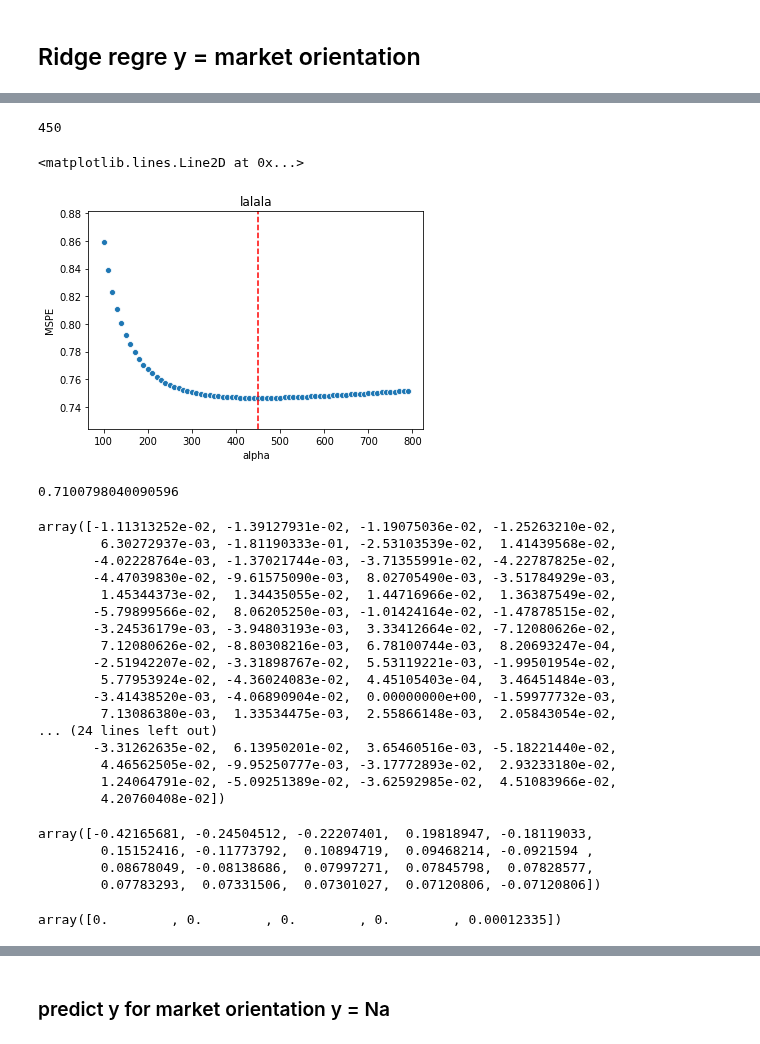
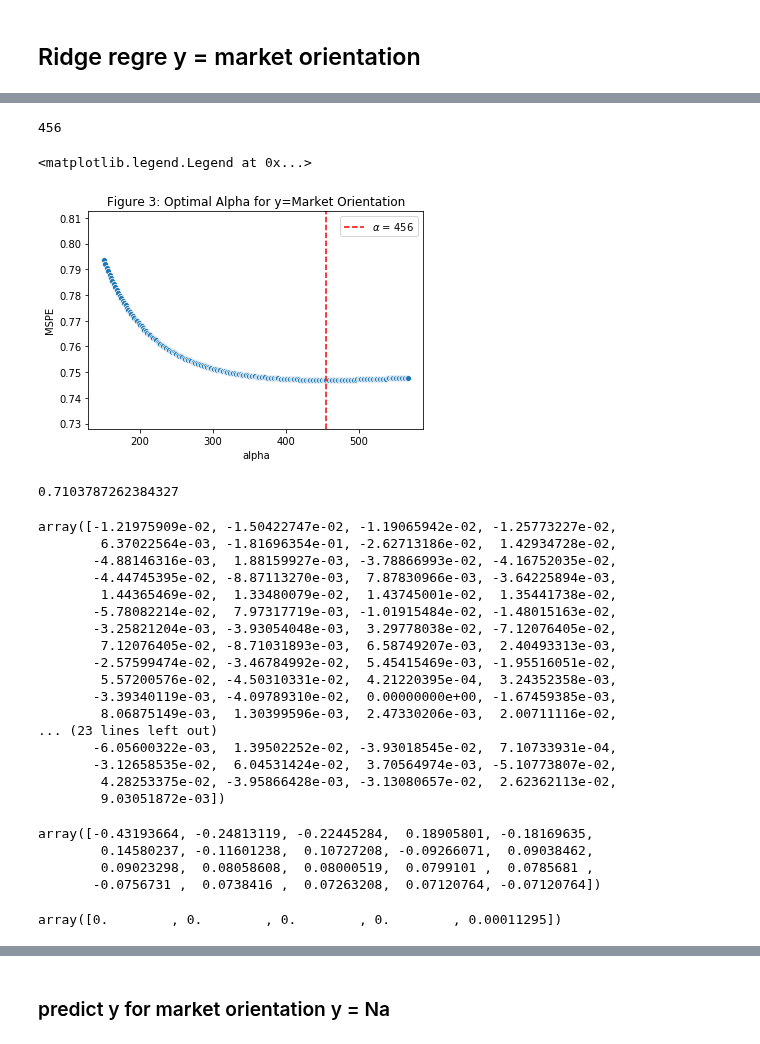
Before and after one commit to laporpe/STA_208, a Jupyter notebook: finalized_code/Ridge_reg.ipynb, the cells around one changed output, grey strips where cells are left out. Drawn from its saved outputs; the diff is of its cells as text; code cells hidden in the pictures.

```diff
--- a/finalized_code/Ridge_reg.ipynb
+++ b/finalized_code/Ridge_reg.ipynb
@@ -10,0 +35,2 @@ fun = Cleaning_Functions()
+# %%
+clean = pd.read_csv("../data/clean.csv")
@@ -59,26 +61,30 @@ def get_dummyXs_y(df, y_var):
+# %%
+market_data = market_data.drop("continent", axis = 1)
 # %%
+### 1. create dummy
 X_market = get_dummyXs_y(market_data, "Market_Orientation")[0]
-X_market = X_market.drop("Livestock_Orientation", axis=1)
 y_market = get_dummyXs_y(market_data, "Market_Orientation")[1]
 # %%
 X_train, X_test, y_train, y_test = train_test_split(X_market,y_market, test_size = 0.3, random_state = 2021)
 # %%
-alpha_set = np.arange(100,800,10)
+alpha_set = np.arange(150,570,2)
 ridge_cv=RidgeCV(alphas=alpha_set, store_cv_values = True, fit_intercept = False)
 model_cv=ridge_cv.fit(X_train,y_train)
 model_cv.alpha_
 # %% [output]
-450
+456
 # %%
 cv_per_alpha = np.mean(model_cv.cv_values_, axis = 0)
 # %%
 cv_df = pd.DataFrame({'alpha': alpha_set, 'MSPE': cv_per_alpha})
 # %%
-sns.scatterplot(data = cv_df, x = "alpha", y = "MSPE").set_title('lalala')
-plt.axvline(x=450, c="red", linestyle = "dashed")
+sns.scatterplot(data = cv_df, x = "alpha", y = "MSPE").set_title('Figure 3: Optimal Alpha for y=Market Orientation')
+plt.axvline(x=model_cv.alpha_, c="red", linestyle = "dashed", label = r'$\alpha$ = 456')
+plt.legend(loc='upper right')
+#plt.text(458,0.80,'a=456',rotation=90)
 # %% [output]
-<matplotlib.lines.Line2D at 0x...>
+<matplotlib.legend.Legend at 0x...>
-[figure, old version]
+[figure, new version]
 # %%
 #refit model with alpha =3 and get score
 rir = Ridge(alpha = model_cv.alpha_)
@@ -87,27 +93,27 @@ y_pred_ridge = rir.predict(X_test)
 MSE_market = mean_squared_error(y_test,y_pred_ridge)
 MSE_market
 # %% [output]
-0.7100798040090596
+0.7103787262384327
 # %%
 rir.coef_
 # %% [output]
-array([-1.11313252e-02, -1.39127931e-02, -1.19075036e-02, -1.25263210e-02,
-        6.30272937e-03, -1.81190333e-01, -2.53103539e-02,  1.41439568e-02,
-       -4.02228764e-03, -1.37021744e-03, -3.71355991e-02, -4.22787825e-02,
-       -4.47039830e-02, -9.61575090e-03,  8.02705490e-03, -3.51784929e-03,
-        1.45344373e-02,  1.34435055e-02,  1.44716966e-02,  1.36387549e-02,
-       -5.79899566e-02,  8.06205250e-03, -1.01424164e-02, -1.47878515e-02,
-       -3.24536179e-03, -3.94803193e-03,  3.33412664e-02, -7.12080626e-02,
-        7.12080626e-02, -8.80308216e-03,  6.78100744e-03,  8.20693247e-04,
-       -2.51942207e-02, -3.31898767e-02,  5.53119221e-03, -1.99501954e-02,
-        5.77953924e-02, -4.36024083e-02,  4.45105403e-04,  3.46451484e-03,
-       -3.41438520e-03, -4.06890904e-02,  0.00000000e+00, -1.59977732e-03,
-        7.13086380e-03,  1.33534475e-03,  2.55866148e-03,  2.05843054e-02,
-... (24 lines left out)
-       -3.31262635e-02,  6.13950201e-02,  3.65460516e-03, -5.18221440e-02,
-        4.46562505e-02, -9.95250777e-03, -3.17772893e-02,  2.93233180e-02,
-        1.24064791e-02, -5.09251389e-02, -3.62592985e-02,  4.51083966e-02,
-        4.20760408e-02])
+array([-1.21975909e-02, -1.50422747e-02, -1.19065942e-02, -1.25773227e-02,
+        6.37022564e-03, -1.81696354e-01, -2.62713186e-02,  1.42934728e-02,
+       -4.88146316e-03,  1.88159927e-03, -3.78866993e-02, -4.16752035e-02,
+       -4.44745395e-02, -8.87113270e-03,  7.87830966e-03, -3.64225894e-03,
+        1.44365469e-02,  1.33480079e-02,  1.43745001e-02,  1.35441738e-02,
+       -5.78082214e-02,  7.97317719e-03, -1.01915484e-02, -1.48015163e-02,
+       -3.25821204e-03, -3.93054048e-03,  3.29778038e-02, -7.12076405e-02,
+        7.12076405e-02, -8.71031893e-03,  6.58749207e-03,  2.40493313e-03,
+       -2.57599474e-02, -3.46784992e-02,  5.45415469e-03, -1.95516051e-02,
+        5.57200576e-02, -4.50310331e-02,  4.21220395e-04,  3.24352358e-03,
+       -3.39340119e-03, -4.09789310e-02,  0.00000000e+00, -1.67459385e-03,
+        8.06875149e-03,  1.30399596e-03,  2.47330206e-03,  2.00711116e-02,
+... (23 lines left out)
+       -6.05600322e-03,  1.39502252e-02, -3.93018545e-02,  7.10733931e-04,
+       -3.12658535e-02,  6.04531424e-02,  3.70564974e-03, -5.10773807e-02,
+        4.28253375e-02, -3.95866428e-03, -3.13080657e-02,  2.62362113e-02,
+        9.03051872e-03])
 # %%
 betas = rir.coef_
 max5_index = [list(abs(betas)).index(x) for x in np.sort(abs(betas))[::-1][:20]]
@@ -115,14 +121,14 @@ min5_index = [list(abs(betas)).index(x) for x in np.sort(abs(betas))[:5]]
 # %%
 betas[max5_index]
 # %% [output]
-array([-0.42165681, -0.24504512, -0.22207401,  0.19818947, -0.18119033,
-        0.15152416, -0.11773792,  0.10894719,  0.09468214, -0.0921594 ,
-        0.08678049, -0.08138686,  0.07997271,  0.07845798,  0.07828577,
-        0.07783293,  0.07331506,  0.07301027,  0.07120806, -0.07120806])
+array([-0.43193664, -0.24813119, -0.22445284,  0.18905801, -0.18169635,
+        0.14580237, -0.11601238,  0.10727208, -0.09266071,  0.09038462,
+        0.09023298,  0.08058608,  0.08000519,  0.0799101 ,  0.0785681 ,
+       -0.0756731 ,  0.0738416 ,  0.07263208,  0.07120764, -0.07120764])
 # %%
 betas[min5_index]
 # %% [output]
-array([0.        , 0.        , 0.        , 0.        , 0.00012335])
+array([0.        , 0.        , 0.        , 0.        , 0.00011295])
 # %%
 X_train.columns[max5_index]
 # %% [output]
```
Also changed, not shown: parts of 40 cells of this notebook.
